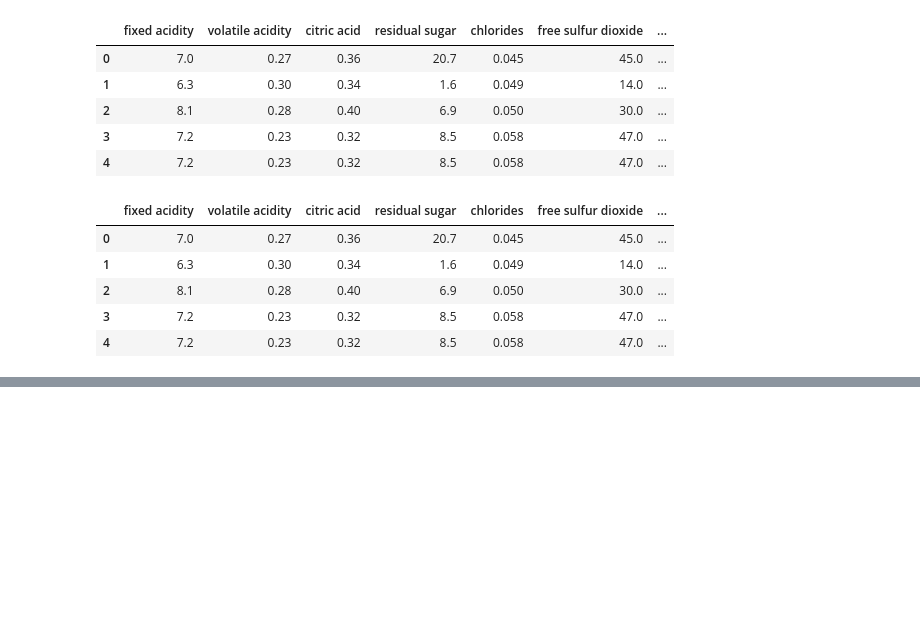
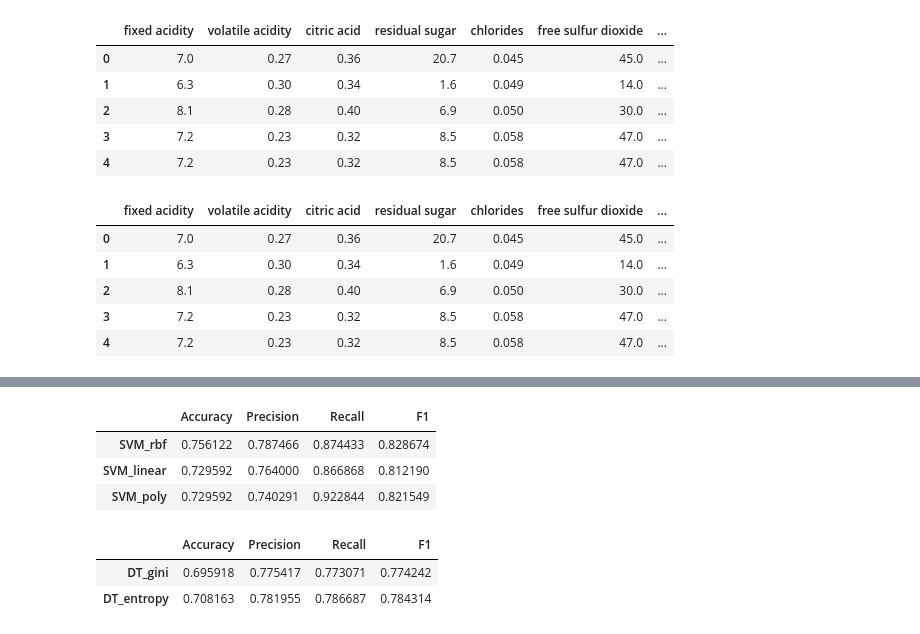
Before and after one commit to EricMLarsen/DeepLearning_Larsen, a Jupyter notebook: DNN_Class_Spring_2023/Homework_1/Eric_a1_adl_s23.ipynb, the cells around one changed output, grey strips where cells are left out. Cells and saved outputs as stored; diff of their text form; code cells hidden in the pictures; blank space fills up the shorter version.

```diff
--- a/DNN_Class_Spring_2023/Homework_1/Eric_a1_adl_s23.ipynb
+++ b/DNN_Class_Spring_2023/Homework_1/Eric_a1_adl_s23.ipynb
@@ -84,0 +139,65 @@ x_train, x_val, y_train, y_val = model_selection.train_test_split(x_train,y_trai
+# %%
+#SVM model
+def SVM_model(x,y,kernaltype,x_val,y_val,display):
+    model = sklearn.svm.SVC(kernel=kernaltype)
+    model.fit(x,y)
+    #Test model on validation data
+    prediction = model.predict(x_val)
+    true = y_val
+    acc = (sklearn.metrics.accuracy_score(true,prediction))
+    precision = (sklearn.metrics.precision_score(true,prediction))
+    recall = (sklearn.metrics.recall_score(true,prediction))
+    f1 = (sklearn.metrics.f1_score(true,prediction))
+    cm = sklearn.metrics.confusion_matrix(true,prediction,labels=model.classes_)
+    disp = sklearn.metrics.ConfusionMatrixDisplay(cm,display_labels=model.classes_)
+    #displaynetwork
+    if display:
+       disp.plot()
+    #store the values to an array, Accuracy, Precision, Recall, F1
+    Performance = [acc,precision,recall,f1]
+    return Performance
+#SVM model using rbf
+SVM_rbf_model = SVM_model(X_train_z,Y_train_z,'rbf',X_val_z,Y_val_z,False)
+#SVM model using linear
+SVM_linear_model = SVM_model(X_train_z,Y_train_z,'linear',X_val_z,Y_val_z,False)
+#SVM model using poly
+SVM_poly_model = SVM_model(X_train_z,Y_train_z,'poly',X_val_z,Y_val_z,False)
+#storing all the performances from the SVM models
+results_SVM = pd.DataFrame([SVM_rbf_model,SVM_linear_model,SVM_poly_model],['SVM_rbf','SVM_linear','SVM_poly'],['Accuracy','Precision','Recall','F1'])
+results_SVM.head()
+# %% [output]
+|  | Accuracy | Precision | Recall | F1 |
+| SVM_rbf | 0.756122 | 0.787466 | 0.874433 | 0.828674 |
+| SVM_linear | 0.729592 | 0.764000 | 0.866868 | 0.812190 |
+| SVM_poly | 0.729592 | 0.740291 | 0.922844 | 0.821549 |
+# %%
+#Decision Tree Model
+def DecisionTree_model(x,y,classtype,x_val,y_val,display):
+    model = sklearn.tree.DecisionTreeClassifier(criterion=classtype)
+    model.fit(x,y)
+    #Test model on validation data
+    prediction = model.predict(x_val)
+    true = y_val
+    acc = (sklearn.metrics.accuracy_score(true,prediction))
+    precision = (sklearn.metrics.precision_score(true,prediction))
+    recall = (sklearn.metrics.recall_score(true,prediction))
+    f1 = (sklearn.metrics.f1_score(true,prediction))
+    cm = sklearn.metrics.confusion_matrix(true,prediction,labels=model.classes_)
+    disp = sklearn.metrics.ConfusionMatrixDisplay(cm,display_labels=model.classes_)
+    #displaynetwork
+    if display:
+       disp.plot()
+    #store the values to an array, Accuracy, Precision, Recall, F1
+    Performance = [acc,precision,recall,f1]
+    return Performance
+#Decision Tree Model using gini
+DecisionTree_gini_model = DecisionTree_model(X_train_z,Y_train_z,'gini',X_val_z,Y_val_z,False)
+#Decision Tree Model using entropy
+DecisionTree_entropy_model = DecisionTree_model(X_train_z,Y_train_z,'entropy',X_val_z,Y_val_z,False)
+#storing all the performances from the Decision Tree models
+results_DecisionTree = pd.DataFrame([DecisionTree_gini_model,DecisionTree_entropy_model],['DT_gini','DT_entropy'],['Accuracy','Precision','Recall','F1'])
+results_DecisionTree.head()
+# %% [output]
+|  | Accuracy | Precision | Recall | F1 |
+| DT_gini | 0.695918 | 0.775417 | 0.773071 | 0.774242 |
+| DT_entropy | 0.708163 | 0.781955 | 0.786687 | 0.784314 |
```
Also changed, not shown: parts of 10 cells of this notebook.
